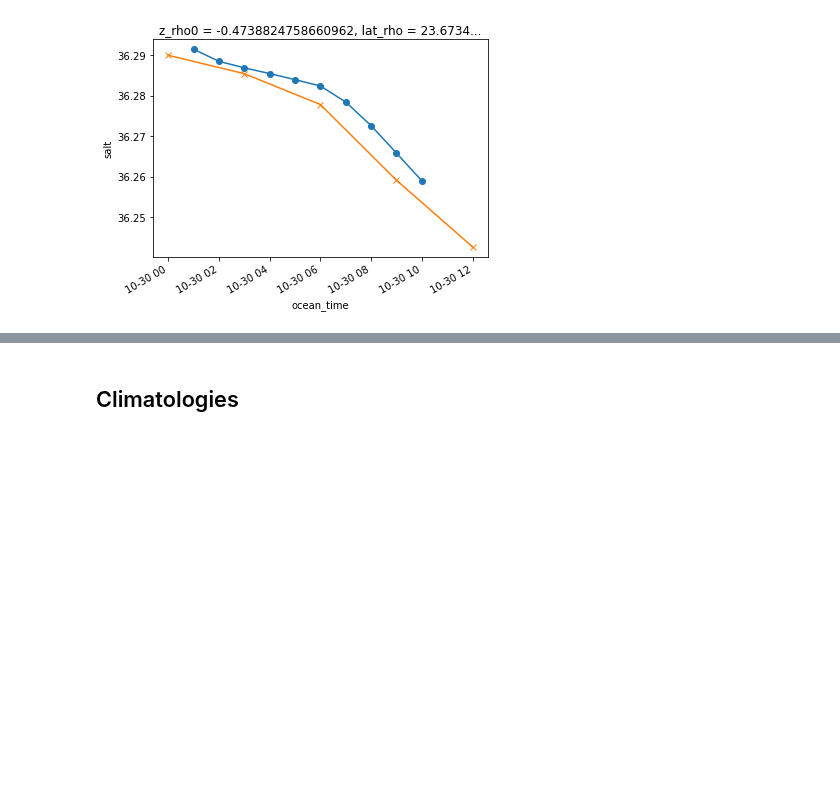
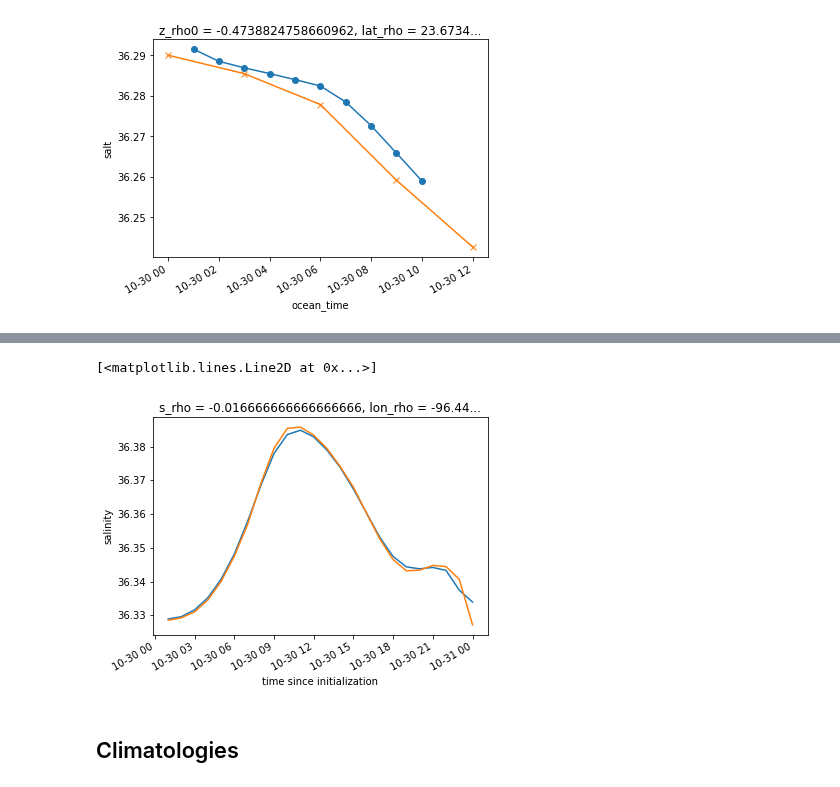
Before and after one commit to xoceanmodel/xroms, a Jupyter notebook: examples/calc.ipynb, the cells around one changed output, grey strips where cells are left out. Drawn from its saved outputs; the diff is of its cells as text; code cells hidden in the pictures; blank space fills up the shorter version.

```diff
--- a/examples/calc.ipynb
+++ b/examples/calc.ipynb
@@ -198,3 +242,10 @@ dstest.salt.xroms.isel(eta=30, xi=20, s=-1, t=slice(0,5)).plot(marker='x')
+# %%
+roll = ds.salt.rolling(ocean_time=3, center=True, min_periods=2).mean()
+roll.isel(s_rho=-1, eta_rho=50, xi_rho=40).plot()
+ds.salt.isel(s_rho=-1, eta_rho=50, xi_rho=40).plot()
+# %% [output]
+[<matplotlib.lines.Line2D at 0x...>]
+[figure, added]
 # %% [markdown]
 ## Climatologies
 # %% [markdown]
```
Also changed, not shown: parts of 27 cells of this notebook, 1 other file.
